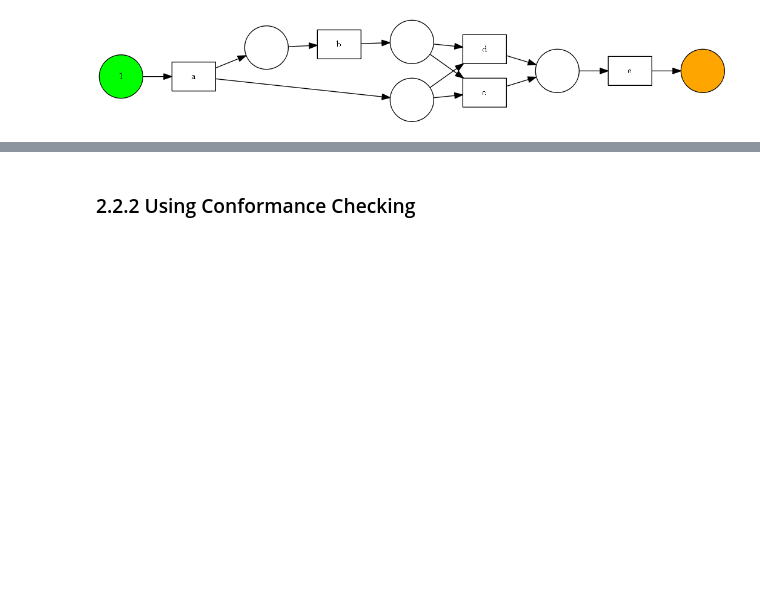
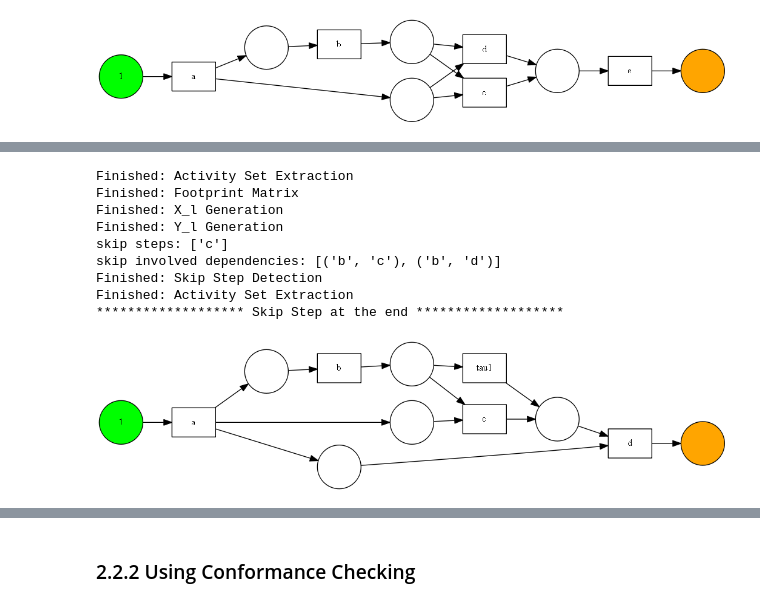
Before and after one commit to Janek7/alpha-miner-extension, a Jupyter notebook: AlphaMiner.ipynb, the cells around one changed output, grey strips where cells are left out. Drawn from its saved outputs; the diff is of its cells as text; code cells hidden in the pictures; blank space fills up the shorter version.

```diff
--- a/AlphaMiner.ipynb
+++ b/AlphaMiner.ipynb
@@ -571,0 +611,22 @@ Finished: Activity Set Extraction
+# %%
+# two skips behind each other
+am = AlphaMinerWithSkipStepsFootprintBased(logging=True)
+# am = AlphaMiner()
+l_skip_sequence = [["a","b", "c", "d"],
+                  ["a","b", "d"],
+                   ["a","c", "d"],
+                  ["a","d"]]
+am.apply_alpha_algorithm(dummy_log=l_skip_sequence, log_title='Skip Step at the end')
+
+# detects c as skip step but petri net build fails
+# %% [output]
+Finished: Activity Set Extraction
+Finished: Footprint Matrix
+Finished: X_l Generation
+Finished: Y_l Generation
+skip steps: ['c']
+skip involved dependencies: [('b', 'c'), ('b', 'd')]
+Finished: Skip Step Detection
+Finished: Activity Set Extraction
+******************* Skip Step at the end *******************
+[figure, added]
```
Also changed, not shown: parts of 6 cells of this notebook.
